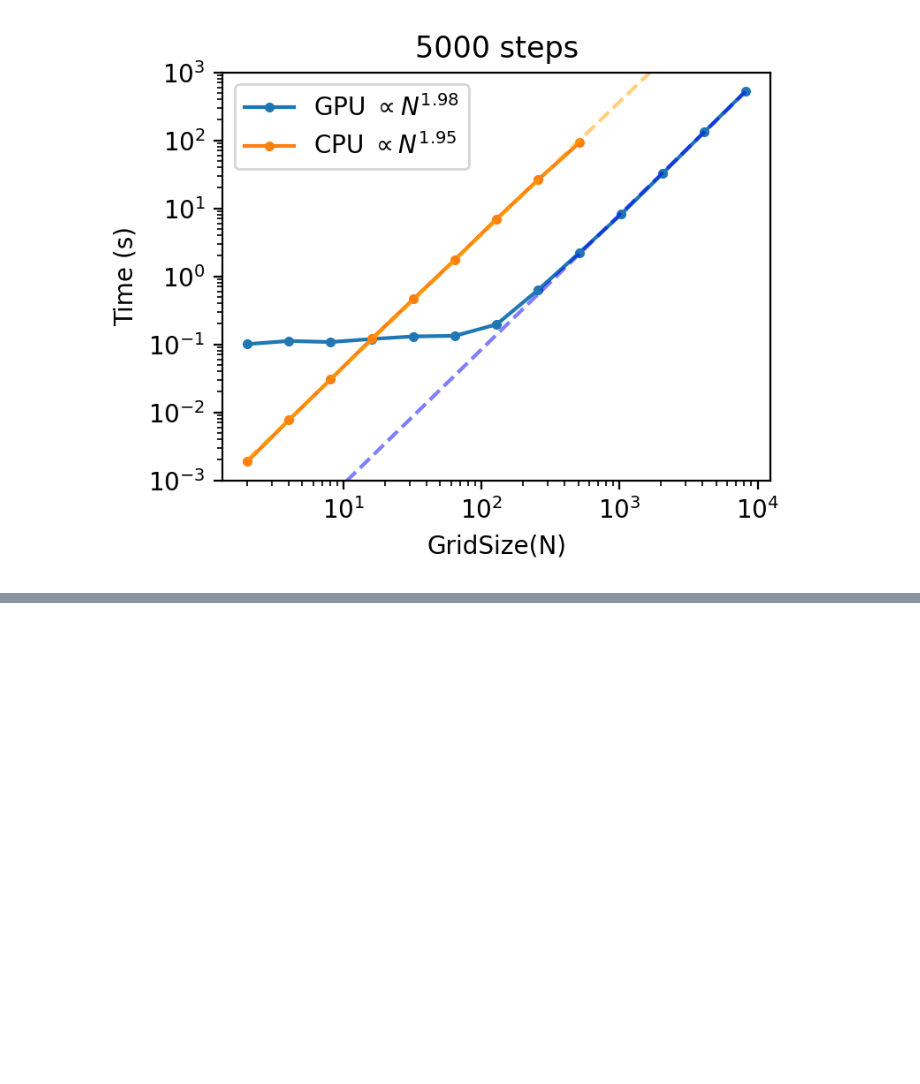
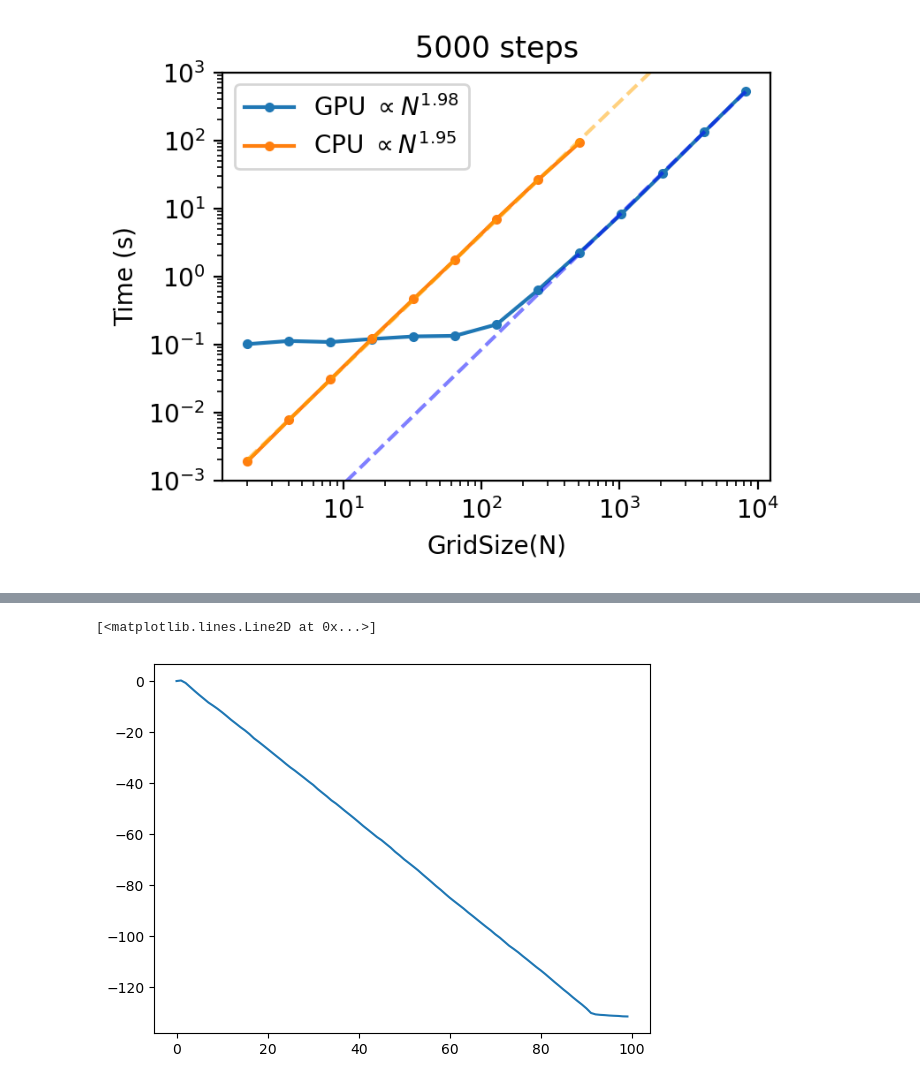
Before and after one commit to coNimaTo/GPU, a Jupyter notebook: HydraulicsGPU/plot.ipynb, the cells around one changed output, grey strips where cells are left out. Saved outputs shown, nothing was run; the diff lists cells and outputs as text; code cells hidden in the pictures; blank space fills up the shorter version.

```diff
--- a/HydraulicsGPU/plot.ipynb
+++ b/HydraulicsGPU/plot.ipynb
@@ -67,0 +85,14 @@ plt.savefig("plt.svg")
+# %%
+step_size = 10000
+total_steps = 1000000
+t_frames = [load_frame(f'frames/terrain_{i:010d}.bin') for i in range(0, total_steps, step_size)]
+s_frames = [load_frame(f'frames/sediment_{i:010d}.bin') for i in range(0, total_steps, step_size)]
+# %%
+baseline = np.sum(t_frames[0])
+dirt_amount = [np.sum(t_frames[i]+s_frames[i])-baseline for i in range(len(t_frames))]
+
+dt = 0.0001
+plt.plot(np.arange(0,total_steps*dt,step_size*dt), dirt_amount)
+# %% [output]
+[<matplotlib.lines.Line2D at 0x...>]
+[figure, added]
```
Also changed, not shown: parts of 3 cells of this notebook, 9 other files.
